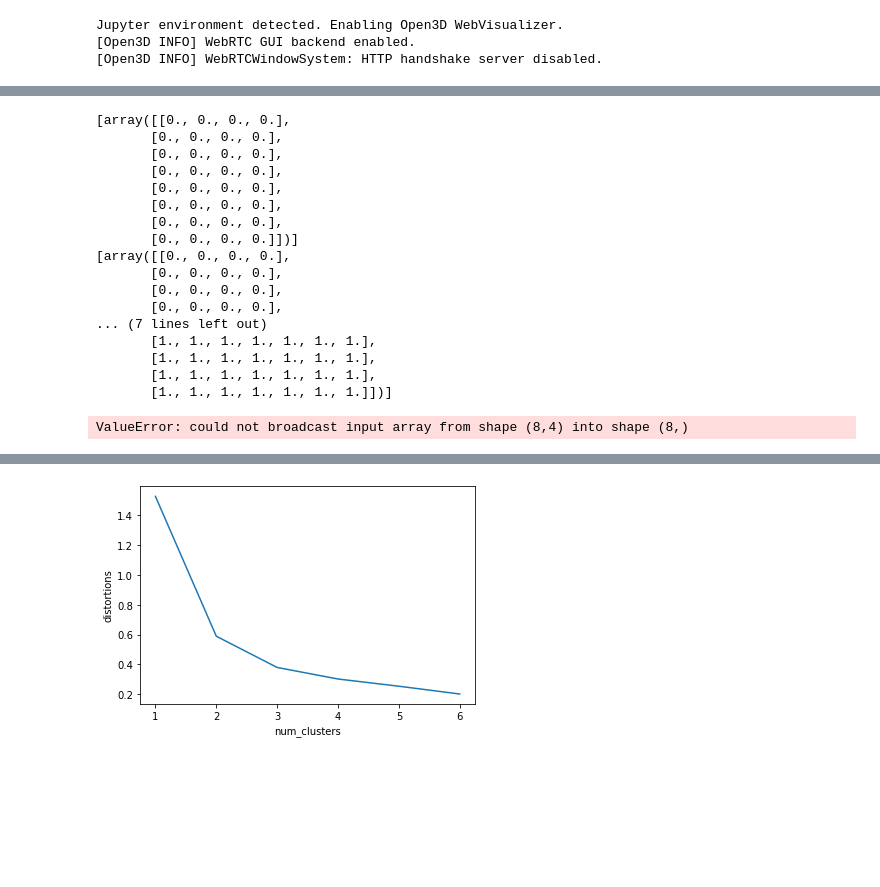
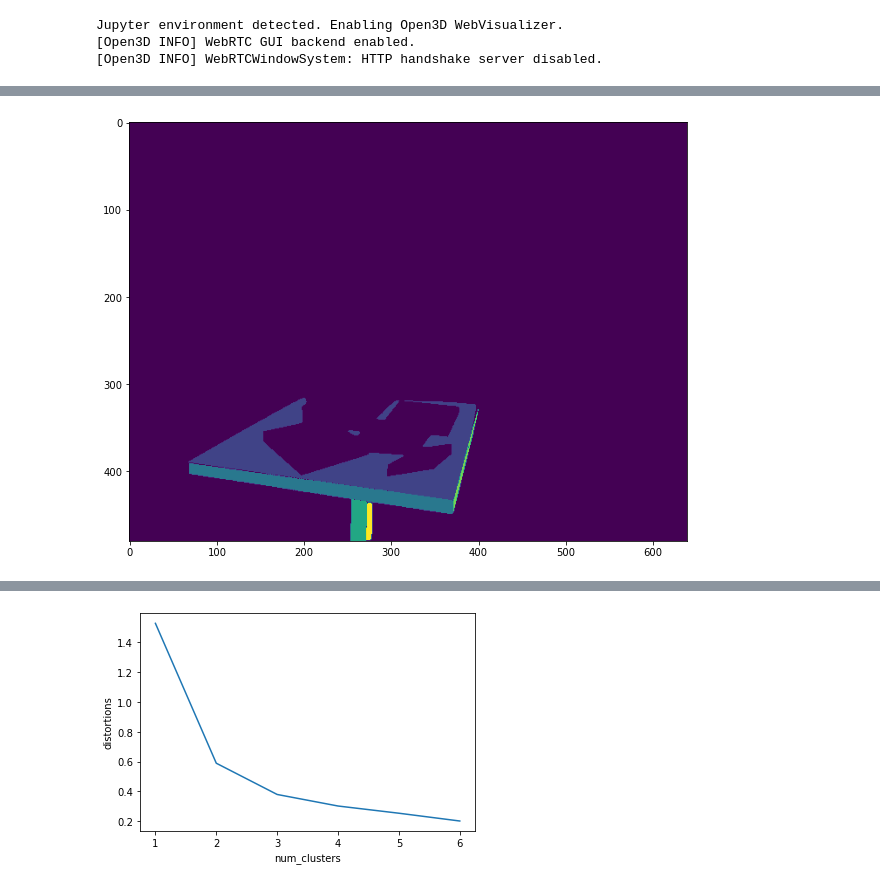
Before and after one commit to jiunyen-ching/Auxilary-Depth-Aided-Semantic-Scene-Completion, a Jupyter notebook: [prepare] NYUCAD instance.ipynb, the cells around one changed output, grey strips where cells are left out. Drawn from its saved outputs; the diff is of its cells as text; code cells hidden in the pictures; blank space fills up the shorter version.

```diff
--- a/[prepare] NYUCAD instance.ipynb
+++ b/[prepare] NYUCAD instance.ipynb
@@ -323,33 +179,0 @@ ValueError: cannot reshape array of size 2 into shape (3)
-# %%
-array_a = np.zeros((4,3))
-array_b = np.ones((8,3))
-
-_list = []
-_list.append(array_a)
-print(_list)
-
-_list.append(array_b)
-print(_list)
-
-print(np.asarray(_list))
-
-array = np.concatenate((p1_load,p2_load), axis=0)
-# %% [output]
-[array([[0., 0., 0., 0.],
-       [0., 0., 0., 0.],
-       [0., 0., 0., 0.],
-       [0., 0., 0., 0.],
-       [0., 0., 0., 0.],
-       [0., 0., 0., 0.],
-       [0., 0., 0., 0.],
-       [0., 0., 0., 0.]])]
-[array([[0., 0., 0., 0.],
-       [0., 0., 0., 0.],
-       [0., 0., 0., 0.],
-       [0., 0., 0., 0.],
-... (7 lines left out)
-       [1., 1., 1., 1., 1., 1., 1.],
-       [1., 1., 1., 1., 1., 1., 1.],
-       [1., 1., 1., 1., 1., 1., 1.],
-       [1., 1., 1., 1., 1., 1., 1.]])]
-ValueError: could not broadcast input array from shape (8,4) into shape (8,)
@@ -415,0 +180,23 @@ print(asd)
+# %%
+# Project only inliers to 2D to obtain surfaces
+planes_img = np.zeros_like(depth)
+for i in range(len(pcd_count)):
+    if i == 0:
+        start = 0
+    stop = start + pcd_count[i]
+
+    pcd = inlier_list[start:stop+1]
+    x, y = hf._3Dto2D(bin_path, pcd)
+
+    for j in range(len(x)):
+        planes_img[y[j], x[j]] = (i+1)
+
+    start = stop
+
+plt.figure(figsize=(10,10)); plt.imshow(planes_img); plt.show()
+
+# for i in np.unique(planes_img)[1:]:
+#     plt.imshow(planes_img == i)
+#     plt.show()
+# %% [output]
+[figure, added]
```
Also changed, not shown: parts of 9 cells of this notebook.
